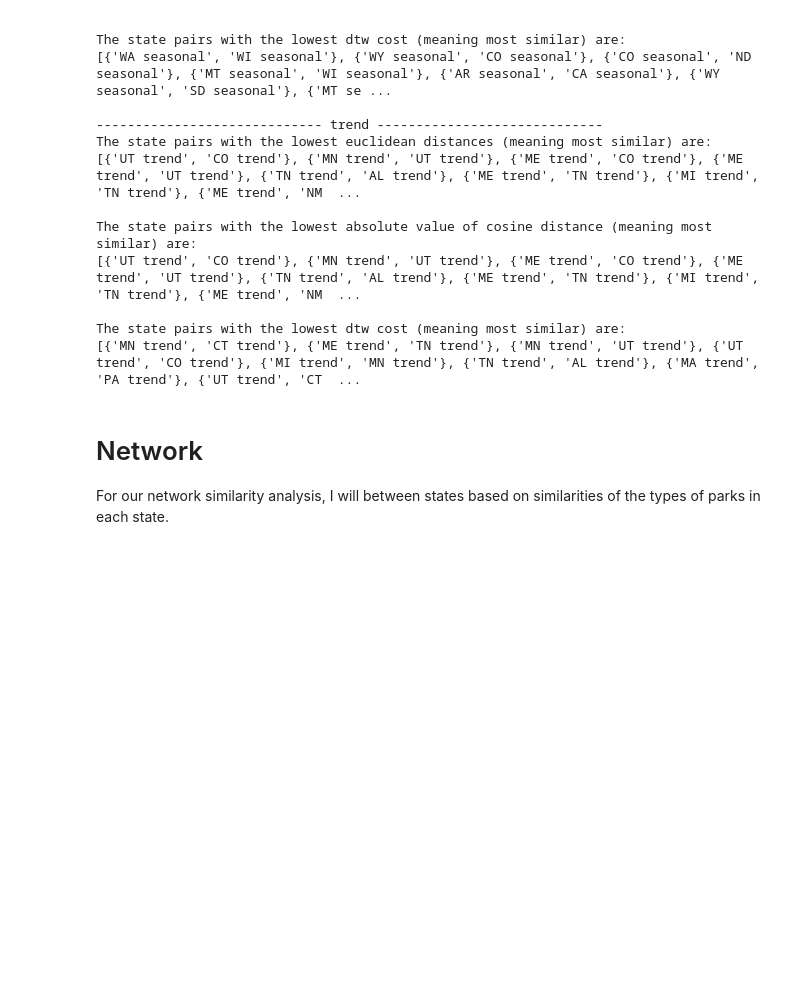
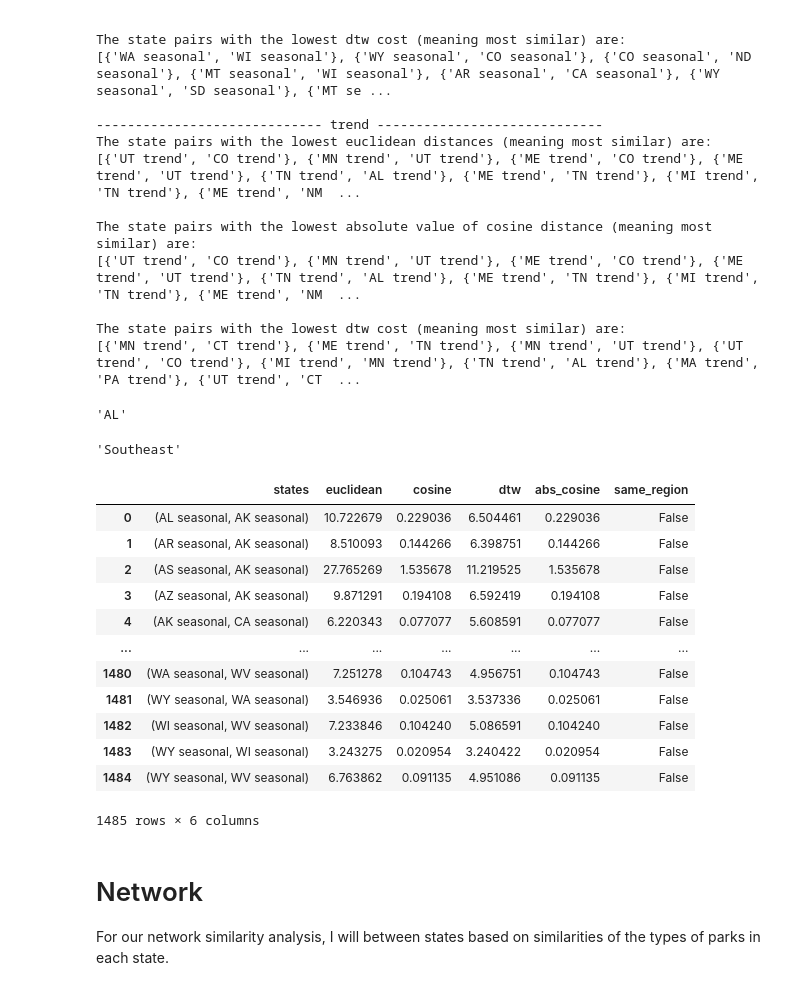
Before and after one commit to scmcqueen/NationalParksDataMining, a Jupyter notebook: state_similarity.ipynb, the cells around one changed output. Drawn from its saved outputs; the diff is of its cells as text; code cells hidden in the pictures; blank space fills up the shorter version.

Commit message:
grouped to get stats per region

```diff
--- a/state_similarity.ipynb
+++ b/state_similarity.ipynb
@@ -109,7 +112,7 @@ for st in states:
     state_only = state_only[state_only.visit_type.isin(cols)]
     #group across all parks
     state_only = state_only.groupby(['state_2','date','visit_type']).sum()['number_of_visits'].reset_index()
-    ax = sns.lineplot(state_only,x='date',y='number_of_visits',hue='visit_type')
+    ax = sns.lineplot(state_only,x='date',y='number_of_visits',hue='visit_type',palette=palette)
     plt.title(f'Number of Visits in {st}')
     plt.ylabel('Number of Visits')
     sns.move_legend(ax, "upper left", bbox_to_anchor=(1, 1))
@@ -472,6 +475,38 @@ The state pairs with the lowest absolute value of cosine distance (meaning most
 
 The state pairs with the lowest dtw cost (meaning most similar) are:
 [{'MN trend', 'CT trend'}, {'ME trend', 'TN trend'}, {'MN trend', 'UT trend'}, {'UT trend', 'CO trend'}, {'MI trend', 'MN trend'}, {'TN trend', 'AL trend'}, {'MA trend', 'PA trend'}, {'UT trend', 'CT  ...
+# %%
+list(dtw_sim['seasonal'].iloc[0].states)[0].split()[0]
+# %% [output]
+'AL'
+# %%
+visit_data[visit_data.state_2=='KY'].reset_index().iloc[0].Region.strip()
+# %% [output]
+'Southeast'
+# %%
+def same_region(x:frozenset):
+    first_state = list(x)[0].split()[0]
+    second_state = list(x)[1].split()[0]
+    return visit_data[visit_data.state_2==first_state].reset_index().iloc[0].Region.strip()==visit_data[visit_data.state_2==second_state].reset_index().iloc[0].Region.strip()
+
+
+dtw_sim['seasonal']['same_region']=dtw_sim['seasonal']['states'].apply(lambda x: same_region(x))
+# %%
+dtw_sim['seasonal'].groupby('same_region')[['euclidean','cosine','dtw','abs_cosine']].mean()
+# %% [output]
+|  | states | euclidean | cosine | dtw | abs_cosine | same_region |
+| 0 | (AL seasonal, AK seasonal) | 10.722679 | 0.229036 | 6.504461 | 0.229036 | False |
+| 1 | (AR seasonal, AK seasonal) | 8.510093 | 0.144266 | 6.398751 | 0.144266 | False |
+| 2 | (AS seasonal, AK seasonal) | 27.765269 | 1.535678 | 11.219525 | 1.535678 | False |
+| 3 | (AZ seasonal, AK seasonal) | 9.871291 | 0.194108 | 6.592419 | 0.194108 | False |
+| 4 | (AK seasonal, CA seasonal) | 6.220343 | 0.077077 | 5.608591 | 0.077077 | False |
+| ... | ... | ... | ... | ... | ... | ... |
+| 1480 | (WA seasonal, WV seasonal) | 7.251278 | 0.104743 | 4.956751 | 0.104743 | False |
+| 1481 | (WY seasonal, WA seasonal) | 3.546936 | 0.025061 | 3.537336 | 0.025061 | False |
+| 1482 | (WI seasonal, WV seasonal) | 7.233846 | 0.104240 | 5.086591 | 0.104240 | False |
+| 1483 | (WY seasonal, WI seasonal) | 3.243275 | 0.020954 | 3.240422 | 0.020954 | False |
+| 1484 | (WY seasonal, WV seasonal) | 6.763862 | 0.091135 | 4.951086 | 0.091135 | False |
+1485 rows × 6 columns
 # %% [markdown]
 # Network
 For our network similarity analysis, I will between states based on similarities of the types of parks in each state.
```
Also changed, not shown: parts of 4 cells of this notebook.
